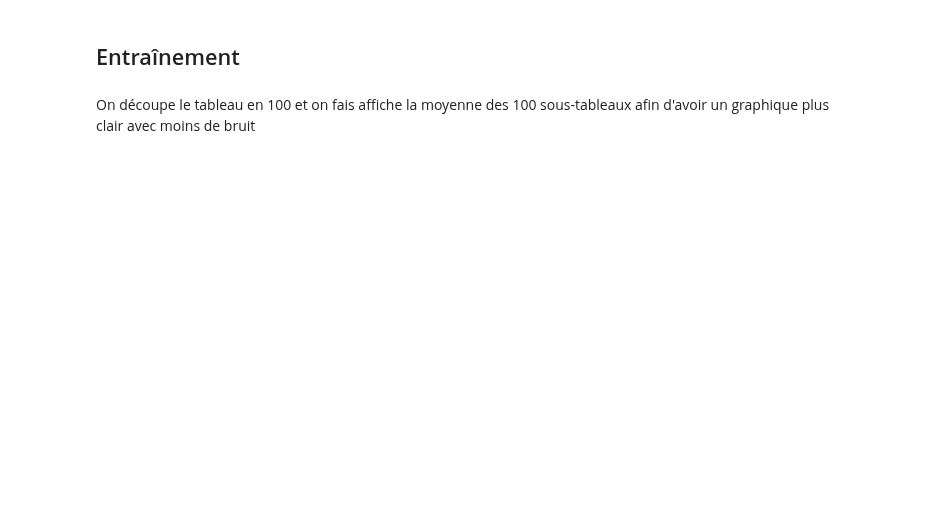
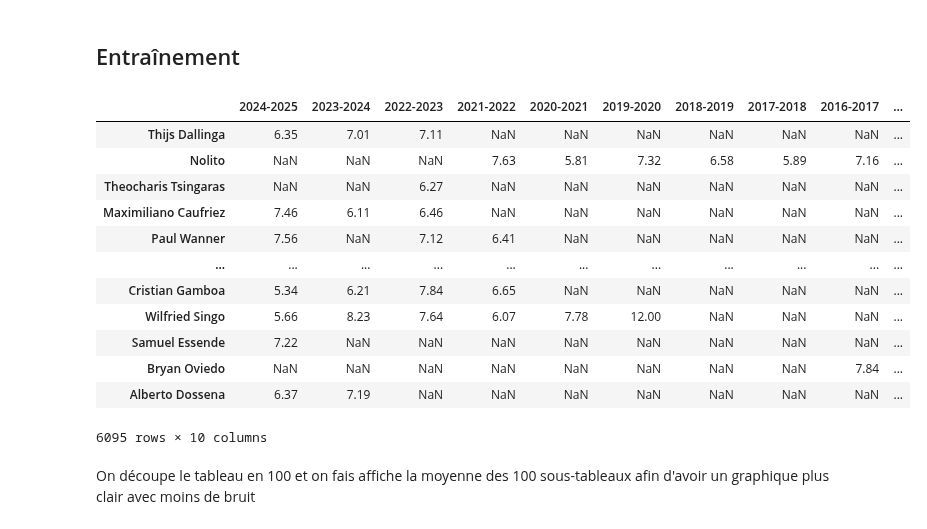
Before and after one commit to RiyadKT/Football-player-performance-prediction, a Jupyter notebook: scrapping_et_modèle.ipynb, the cells around one changed output. Saved outputs shown, nothing was run; the diff lists cells and outputs as text; code cells hidden in the pictures; blank space fills up the shorter version.

```diff
--- a/scrapping_et_modèle.ipynb
+++ b/scrapping_et_modèle.ipynb
@@ -1158,6 +1159,22 @@ na_validation_data=validation_data.isna()
 na_training_data=training_data.isna()
 # %% [markdown]
 ## Entraînement
+# %%
+training_data
+# %% [output]
+|  | 2024-2025 | 2023-2024 | 2022-2023 | 2021-2022 | 2020-2021 | 2019-2020 | 2018-2019 | 2017-2018 | 2016-2017 | ... |
+| Thijs Dallinga | 6.35 | 7.01 | 7.11 | NaN | NaN | NaN | NaN | NaN | NaN | ... |
+| Nolito | NaN | NaN | NaN | 7.63 | 5.81 | 7.32 | 6.58 | 5.89 | 7.16 | ... |
+| Theocharis Tsingaras | NaN | NaN | 6.27 | NaN | NaN | NaN | NaN | NaN | NaN | ... |
+| Maximiliano Caufriez | 7.46 | 6.11 | 6.46 | NaN | NaN | NaN | NaN | NaN | NaN | ... |
+| Paul Wanner | 7.56 | NaN | 7.12 | 6.41 | NaN | NaN | NaN | NaN | NaN | ... |
+| ... | ... | ... | ... | ... | ... | ... | ... | ... | ... | ... |
+| Cristian Gamboa | 5.34 | 6.21 | 7.84 | 6.65 | NaN | NaN | NaN | NaN | NaN | ... |
+| Wilfried Singo | 5.66 | 8.23 | 7.64 | 6.07 | 7.78 | 12.00 | NaN | NaN | NaN | ... |
+| Samuel Essende | 7.22 | NaN | NaN | NaN | NaN | NaN | NaN | NaN | NaN | ... |
+| Bryan Oviedo | NaN | NaN | NaN | NaN | NaN | NaN | NaN | NaN | 7.84 | ... |
+| Alberto Dossena | 6.37 | 7.19 | NaN | NaN | NaN | NaN | NaN | NaN | NaN | ... |
+6095 rows × 10 columns
 # %%
 loss_tab_training=[]
 
```
Also changed, not shown: parts of 72 cells of this notebook, 7 other files.
